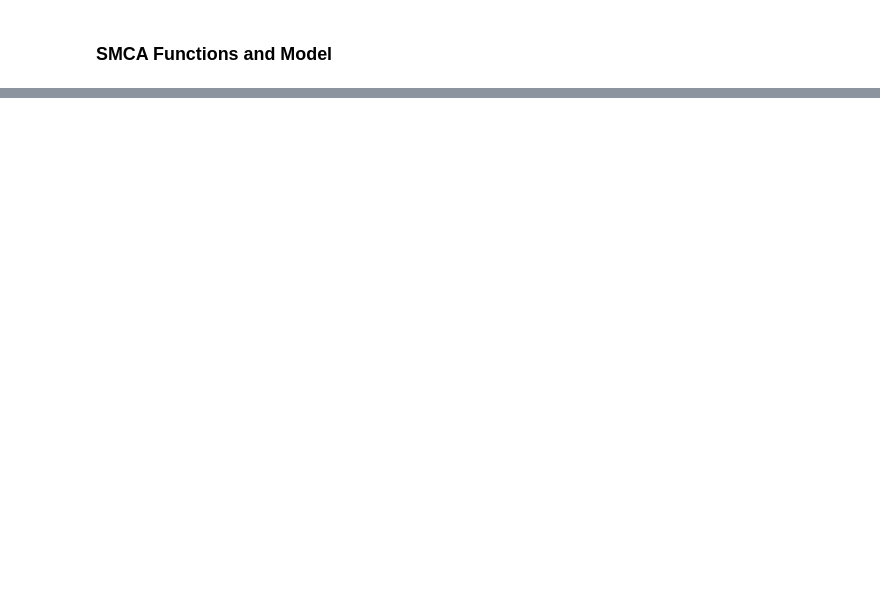
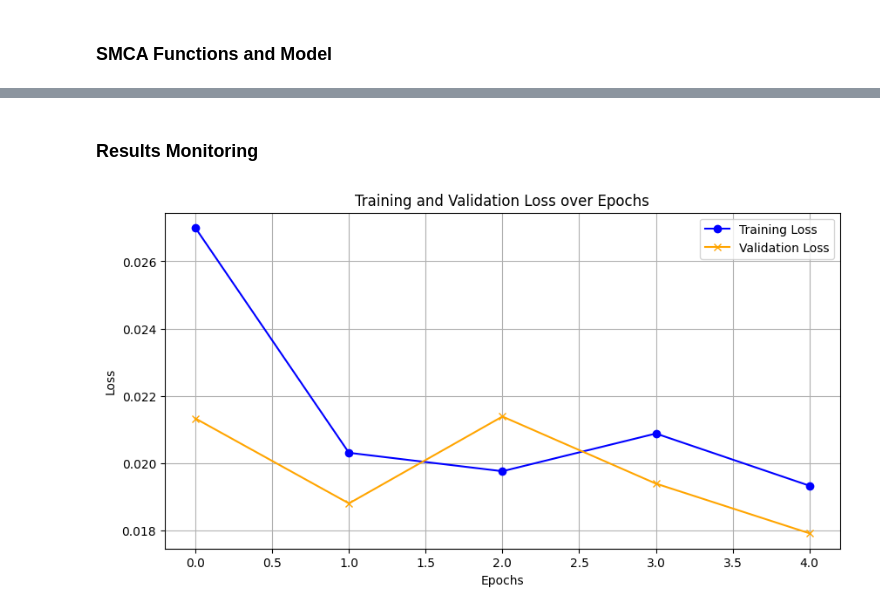
Before and after one commit to KyleZrey/SMCA, a Jupyter notebook: fusion_classification/SMCA_MCA.ipynb, the cells around one changed output, grey strips where cells are left out. Cells and saved outputs as stored; diff of their text form; code cells hidden in the pictures; blank space fills up the shorter version.

Commit message:
metrics and visualizations

```diff
--- a/fusion_classification/SMCA_MCA.ipynb
+++ b/fusion_classification/SMCA_MCA.ipynb
@@ -236,7 +329,7 @@ class MutualCrossAttention(nn.Module):
 # %%
 def SMCAStage1(modalityAlpha, modalityBeta, d_out_kq, d_out_v, device):
 
-    cross_attn = MutualCrossAttention(.2)
+    cross_attn = MutualCrossAttention(att_dropout_rate)
 
     # Cross-attention: Alpha + Beta
     alphaBeta = cross_attn(modalityAlpha, modalityBeta)  # Shape: (batch_size, num_queries, d_out_v)
@@ -247,7 +340,7 @@ def SMCAStage1(modalityAlpha, modalityBeta, d_out_kq, d_out_v, device):
 def SMCAStage2(modalityAlphaBeta, modalityGamma, d_out_kq, d_out_v, device):
     # modalityAlphaBeta: (batch_size, seq_len, 2 * d_out_v) [output of Stage 1]
 
-    cross_attn = MutualCrossAttention(.2)
+    cross_attn = MutualCrossAttention(att_dropout_rate)
 
     alphaBetaGamma = cross_attn(modalityAlphaBeta, modalityGamma)  # Shape: (batch_size, seq_len_alphaBeta, d_out_v)
 
@@ -570,12 +826,17 @@ if __name__ == "__main__":
 
     optimizer = get_optimizer(list(model.parameters()) + list(dense_layer.parameters()), learning_rate)
 
+    # Lists to store the training and validation losses
+    train_losses = []
+    val_losses = []
+
     for epoch in range(num_epochs):
         print("-" * 40)
         print(f"Epoch {epoch + 1}/{num_epochs}")
 
         # Ensure you have a dataloader that yields inputs and targets
-        train_loss = train_model(model=model, dense_layer=dense_layer, dataloader=train_dataloader, criterion=criterion, optimizer=optimizer, device=device)
+        train_average_loss, train_accuracy, train_precision, train_recall, train_f1_score = train_model(model=model, dense_layer=dense_layer, dataloader=train_dataloader, criterion=criterion, optimizer=optimizer, device=device, output_dim=output_dim)
+        train_losses.append(train_average_loss)  # Store training loss
 
         for name, param in model.named_parameters():
             if param.grad is None:
@@ -586,11 +847,34 @@ if __name__ == "__main__":
                 print("After train: classifier:", "No gradient for:", name)
 
         # Validate step
-        val_loss, precision, recall, f1_score = evaluate_model(model=model, dense_layer=dense_layer, dataloader=val_dataloader, criterion=criterion, device=device)
+        eval_average_loss, eval_accuracy, eval_precision, eval_recall, eval_f1_score, eval_conf_matrix = evaluate_model(model=model, dense_layer=dense_layer, dataloader=val_dataloader, criterion=criterion, device=device, output_dim=output_dim)
+        val_losses.append(eval_average_loss)  # Store validation loss
 
-        print(f"Training Loss: {train_loss:.4f}, Validation Loss: {val_loss:.4f}")
+        print(f"Training Loss: {train_average_loss:.4f}, Validation Loss: {eval_average_loss:.4f}")
 
     # Testing the model
     print("-" * 40)
     print("Testing the model on the test set...")
-    test_loss, test_precision, test_recall, test_f1_score = test_model(model=model, dense_layer=dense_layer, dataloader=test_dataloader, criterion=criterion, device=device)
+    test_average_loss, test_accuracy, test_precision, test_recall, test_f1_score, test_conf_matrix = test_model(model=model, dense_layer=dense_layer, dataloader=test_dataloader, criterion=criterion, device=device, output_dim=output_dim)
+
+    # Summary of metrics
+    metrics_summary = {
+        "Train Accuracy": [train_accuracy],
+        "Validation Accuracy": [eval_accuracy],
+        "Test Accuracy": [test_accuracy],
+        "Train Precision": [train_precision],
+        "Validation Precision": [eval_precision],
+        "Test Precision": [test_precision],
+        "Train Recall": [train_recall],
+        "Validation Recall": [eval_recall],
+        "Test Recall": [test_recall],
+        "Train F1 Score": [train_f1_score],
+        "Validation F1 Score": [eval_f1_score],
+        "Test F1 Score": [test_f1_score],
+        "Train Loss": [train_average_loss],
+        "Validation Loss": [eval_average_loss],
+        "Test Loss": [test_average_loss]
+    }
+
+    # Create DataFrame
+    metrics_df = pd.DataFrame(metrics_summary)
@@ -596,0 +899,6 @@ if __name__ == "__main__":
+# %% [markdown]
+### Results Monitoring
+# %%
+plot_losses(train_losses, val_losses)
+# %% [output]
+[figure, added]
```
Also changed, not shown: parts of 31 cells of this notebook, 1 other file.
